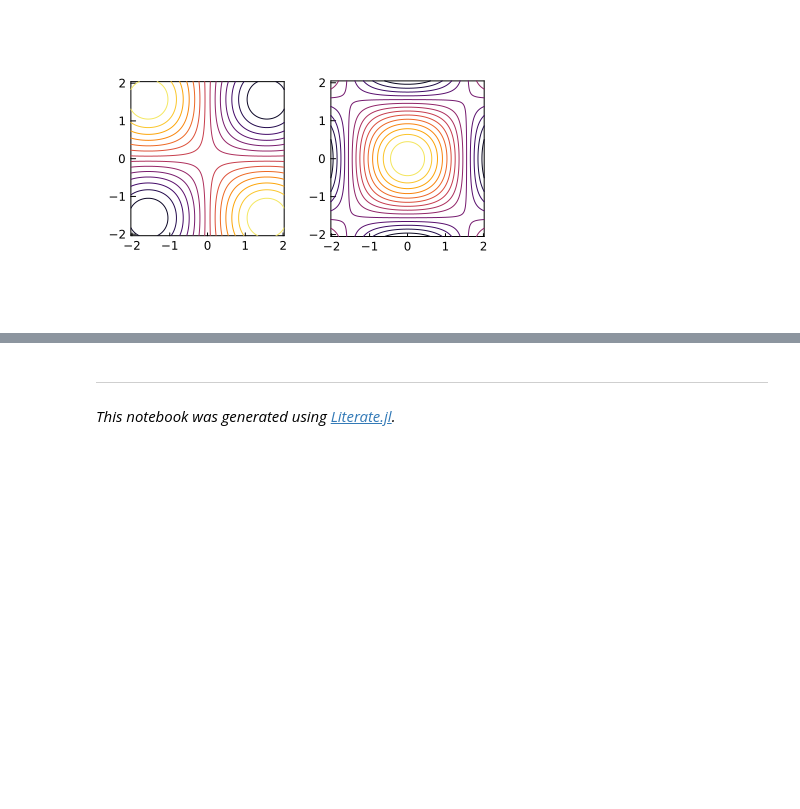
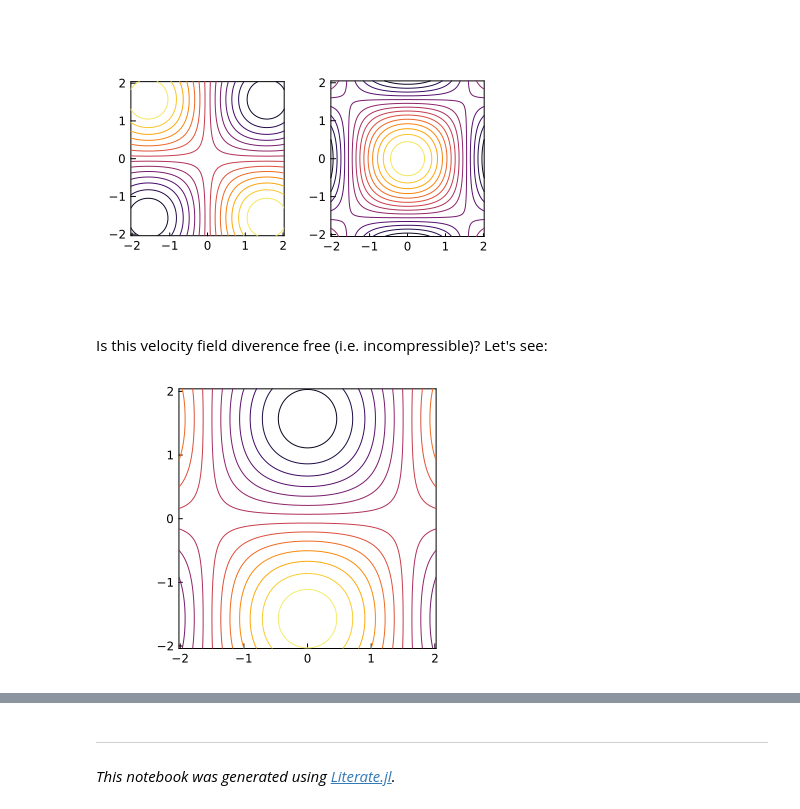
Before and after one commit to UCLAMAEThreads/FluidDynTools.jl, a Jupyter notebook: notebook/1.3.1-FieldsAndDifferentialOperators.ipynb, the cells around one changed output, grey strips where cells are left out. Cells and saved outputs as stored; diff of their text form; code cells hidden in the pictures; blank space fills up the shorter version.

```diff
--- a/notebook/1.3.1-FieldsAndDifferentialOperators.ipynb
+++ b/notebook/1.3.1-FieldsAndDifferentialOperators.ipynb
@@ -99,3 +99,11 @@ grad!(vel,ϕ,cache)
 plot(vel,cache)
 # %% [output]
 [figure]
+# %% [markdown]
+Is this velocity field diverence free (i.e. incompressible)? Let's see:
+# %%
+divv = zeros_griddiv(cache)
+divergence!(divv,vel,cache)
+plot(divv,cache,levels=range(-4,4,length=30))
+# %% [output]
+[figure, added]
```
Also changed, not shown: parts of 4 cells of this notebook, 3 other files.
